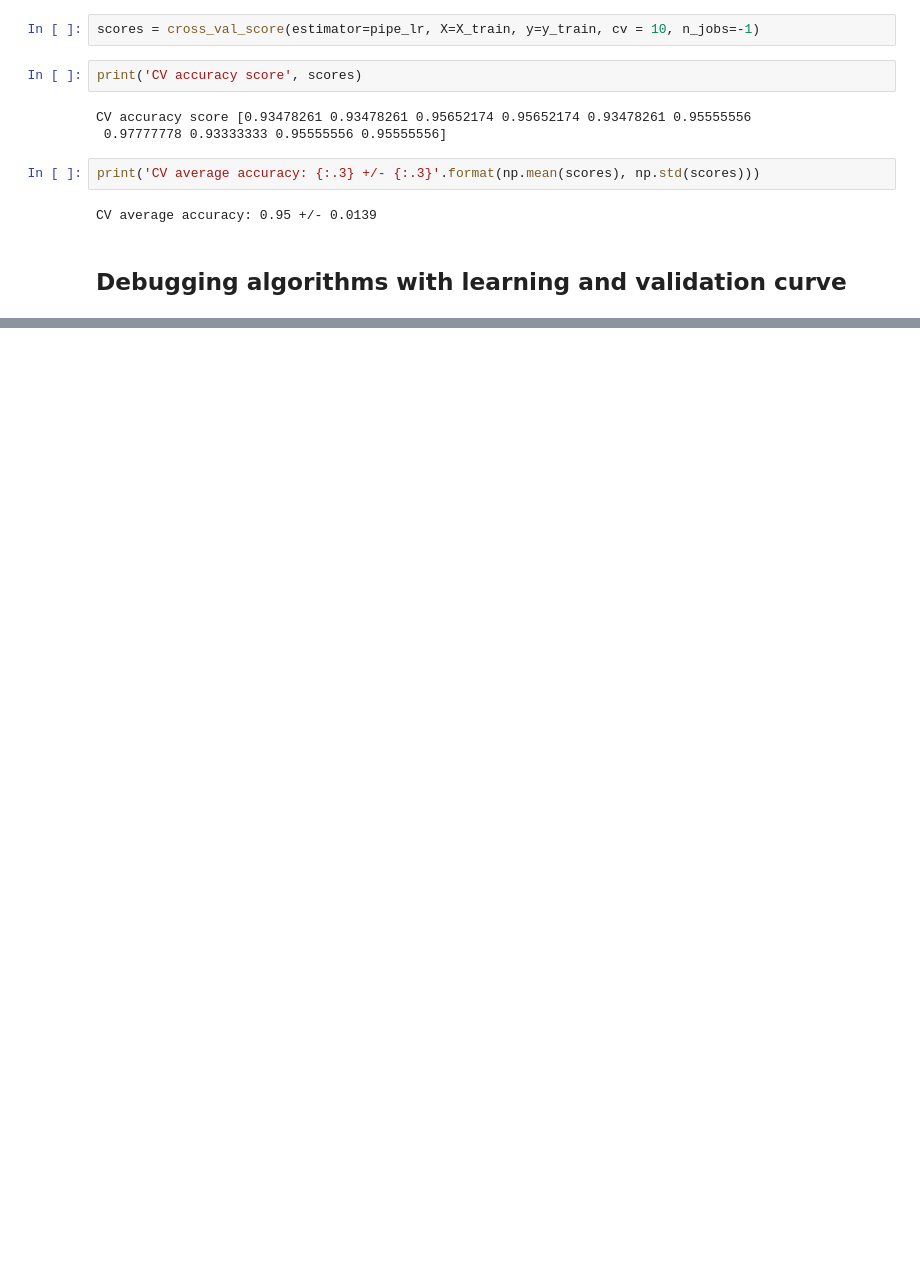
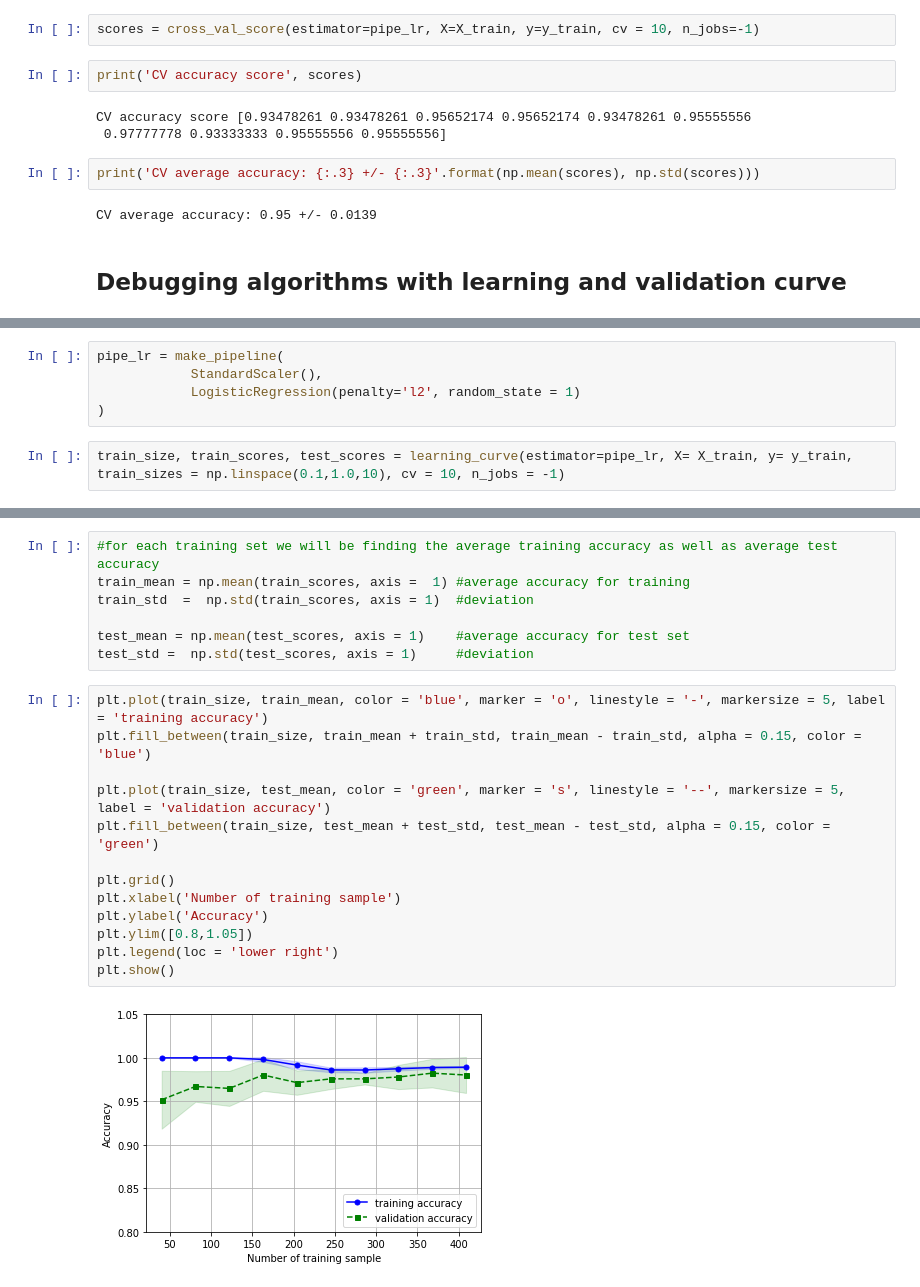
Before and after one commit to rishav-ish/MachineLearning, a Jupyter notebook: Chapter 6.ipynb, the cells around one changed output, grey strips where cells are left out. Drawn from its saved outputs; the diff is of its cells as text; blank space fills up the shorter version.

```diff
--- a/Chapter 6.ipynb
+++ b/Chapter 6.ipynb
@@ -195,0 +210,7 @@ CV average accuracy: 0.95 +/- 0.0139
+# %%
+pipe_lr = make_pipeline(
+            StandardScaler(),
+            LogisticRegression(penalty='l2', random_state = 1)
+)
+# %%
+train_size, train_scores, test_scores = learning_curve(estimator=pipe_lr, X= X_train, y= y_train, train_sizes = np.linspace(0.1,1.0,10), cv = 10, n_jobs = -1)
@@ -195,0 +228,22 @@ CV average accuracy: 0.95 +/- 0.0139
+# %%
+#for each training set we will be finding the average training accuracy as well as average test accuracy
+train_mean = np.mean(train_scores, axis =  1) #average accuracy for training
+train_std  =  np.std(train_scores, axis = 1)  #deviation
+
+test_mean = np.mean(test_scores, axis = 1)    #average accuracy for test set
+test_std =  np.std(test_scores, axis = 1)     #deviation
+# %%
+plt.plot(train_size, train_mean, color = 'blue', marker = 'o', linestyle = '-', markersize = 5, label = 'training accuracy')
+plt.fill_between(train_size, train_mean + train_std, train_mean - train_std, alpha = 0.15, color = 'blue')
+
+plt.plot(train_size, test_mean, color = 'green', marker = 's', linestyle = '--', markersize = 5, label = 'validation accuracy')
+plt.fill_between(train_size, test_mean + test_std, test_mean - test_std, alpha = 0.15, color = 'green')
+
+plt.grid()
+plt.xlabel('Number of training sample')
+plt.ylabel('Accuracy')
+plt.ylim([0.8,1.05])
+plt.legend(loc = 'lower right')
+plt.show()
+# %% [output]
+[figure, added]
```
Also changed, not shown: parts of 87 cells of this notebook, 1 other file.
